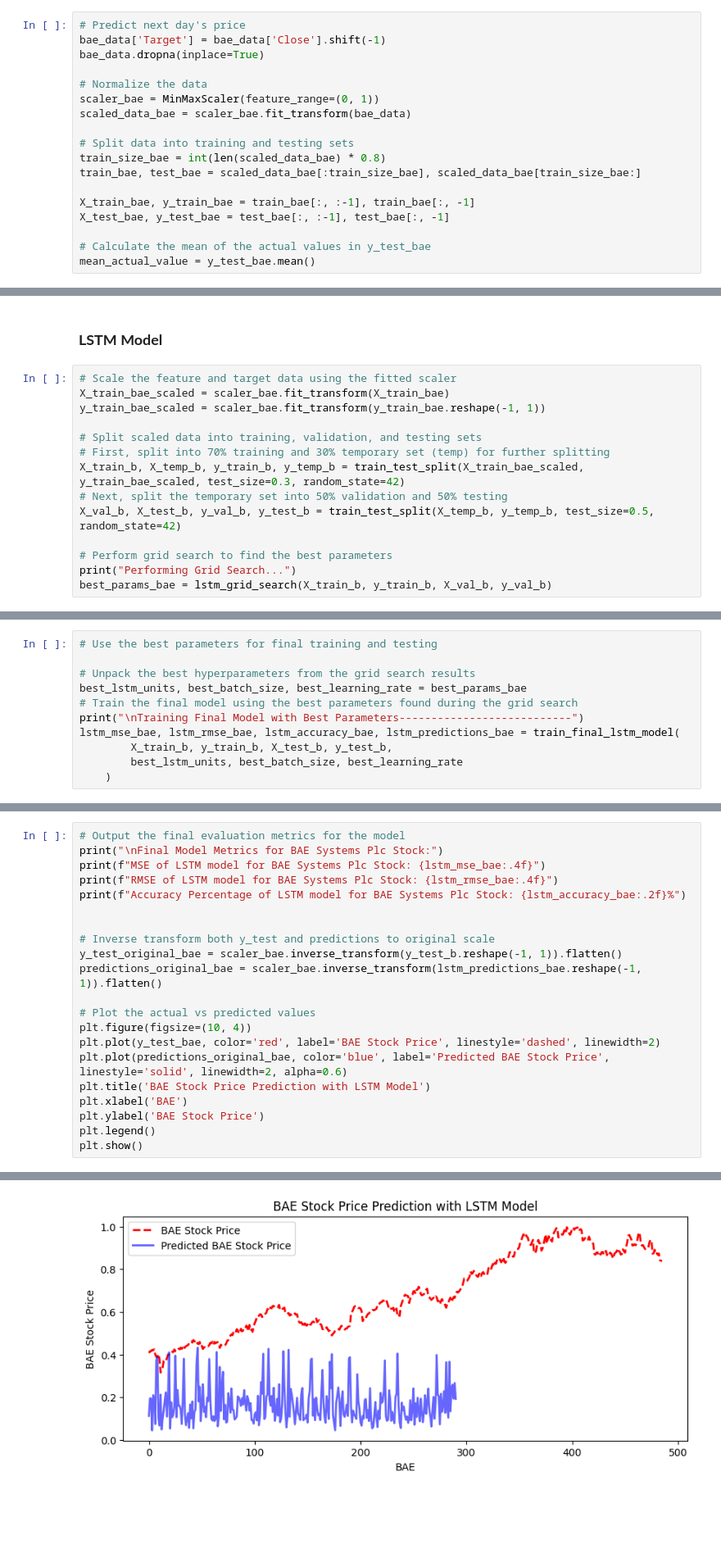
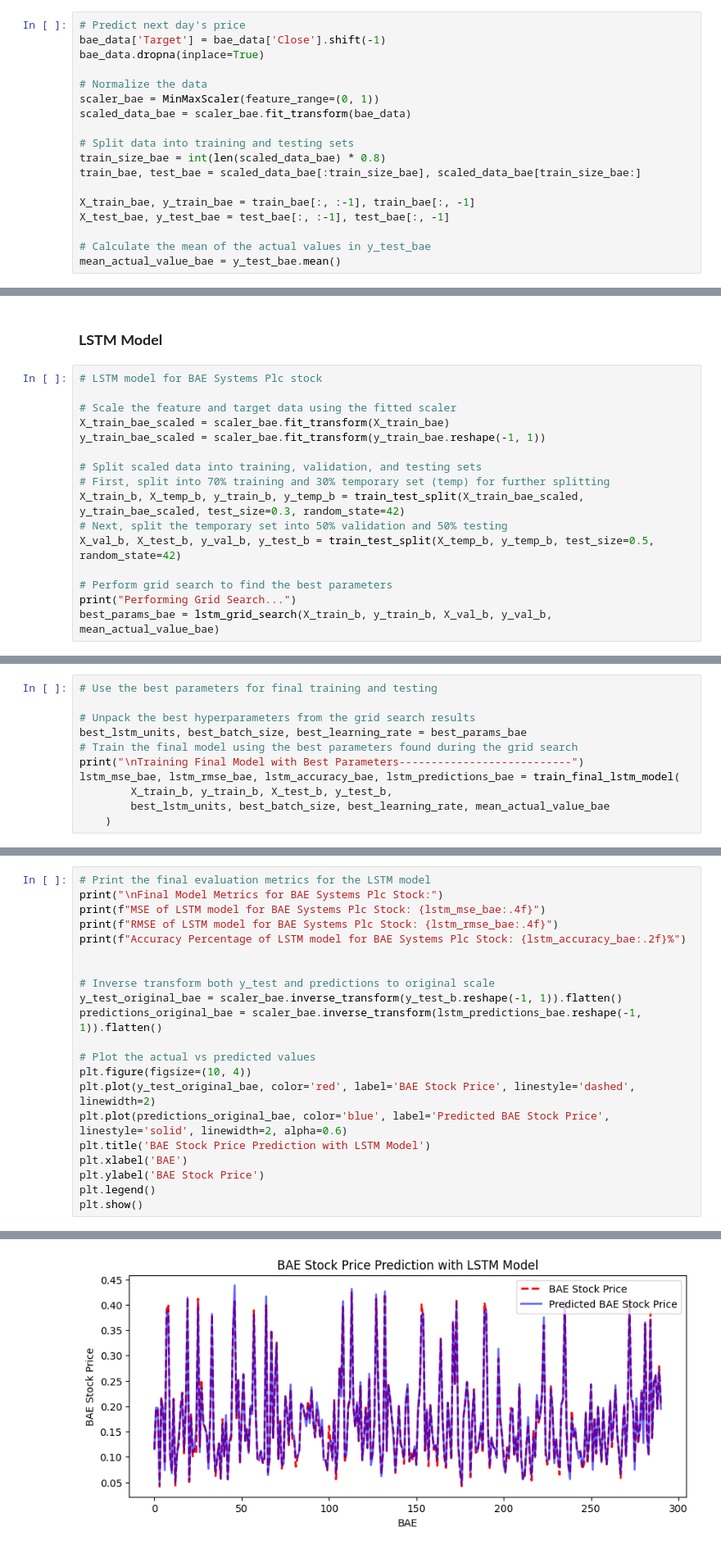
Before and after one commit to Bhavana-Kolli/22035573_Final-Project_Stock-Market, a Jupyter notebook: 22035573_Data_Science_Project.ipynb, the cells around one changed output, grey strips where cells are left out. Shown at 82% size. Drawn from its saved outputs; the diff is of its cells as text; blank space fills up the shorter version.

```diff
--- a/22035573_Data_Science_Project.ipynb
+++ b/22035573_Data_Science_Project.ipynb
@@ -426,7 +460,7 @@ X_train_bae, y_train_bae = train_bae[:, :-1], train_bae[:, -1]
 X_test_bae, y_test_bae = test_bae[:, :-1], test_bae[:, -1]
 
 # Calculate the mean of the actual values in y_test_bae
-mean_actual_value = y_test_bae.mean()
+mean_actual_value_bae = y_test_bae.mean()
 # %% [markdown]
 ## **Model Development**
 # %% [markdown]
@@ -492,6 +526,8 @@ Percentage Accuracy of SVM model for BAE Systems Plc Stock: 73.25%
 # %% [markdown]
 ### **LSTM Model**
 # %%
+# LSTM model for BAE Systems Plc stock
+
 # Scale the feature and target data using the fitted scaler
 X_train_bae_scaled = scaler_bae.fit_transform(X_train_bae)
 y_train_bae_scaled = scaler_bae.fit_transform(y_train_bae.reshape(-1, 1))
@@ -504,6 +540,6 @@ X_val_b, X_test_b, y_val_b, y_test_b = train_test_split(X_temp_b, y_temp_b, test
 
 # Perform grid search to find the best parameters
 print("Performing Grid Search...")
-best_params_bae = lstm_grid_search(X_train_b, y_train_b, X_val_b, y_val_b)
+best_params_bae = lstm_grid_search(X_train_b, y_train_b, X_val_b, y_val_b, mean_actual_value_bae)
 # %% [output]
 Performing Grid Search...
@@ -537,7 +573,7 @@ best_lstm_units, best_batch_size, best_learning_rate = best_params_bae
 print("\nTraining Final Model with Best Parameters---------------------------")
 lstm_mse_bae, lstm_rmse_bae, lstm_accuracy_bae, lstm_predictions_bae = train_final_lstm_model(
         X_train_b, y_train_b, X_test_b, y_test_b,
-        best_lstm_units, best_batch_size, best_learning_rate
+        best_lstm_units, best_batch_size, best_learning_rate, mean_actual_value_bae
     )
 # %% [output]
 Training Final Model with Best Parameters---------------------------
@@ -575,5 +611,5 @@ Model: "sequential_8"
 # %%
-# Output the final evaluation metrics for the model
+# Print the final evaluation metrics for the LSTM model
 print("\nFinal Model Metrics for BAE Systems Plc Stock:")
 print(f"MSE of LSTM model for BAE Systems Plc Stock: {lstm_mse_bae:.4f}")
 print(f"RMSE of LSTM model for BAE Systems Plc Stock: {lstm_rmse_bae:.4f}")
@@ -586,7 +622,7 @@ predictions_original_bae = scaler_bae.inverse_transform(lstm_predictions_bae.res
 
 # Plot the actual vs predicted values
 plt.figure(figsize=(10, 4))
-plt.plot(y_test_bae, color='red', label='BAE Stock Price', linestyle='dashed', linewidth=2)
+plt.plot(y_test_original_bae, color='red', label='BAE Stock Price', linestyle='dashed', linewidth=2)
 plt.plot(predictions_original_bae, color='blue', label='Predicted BAE Stock Price', linestyle='solid', linewidth=2, alpha=0.6)
 plt.title('BAE Stock Price Prediction with LSTM Model')
 plt.xlabel('BAE')
@@ -601,4 +637,4 @@ Accuracy Percentage of LSTM model for BAE Systems Plc Stock: 94.58%
-[figure, old version]
+[figure, new version]
 # %% [markdown]
 ### **Stacking Model**
 # %%
```
Also changed, not shown: parts of 38 cells of this notebook.
